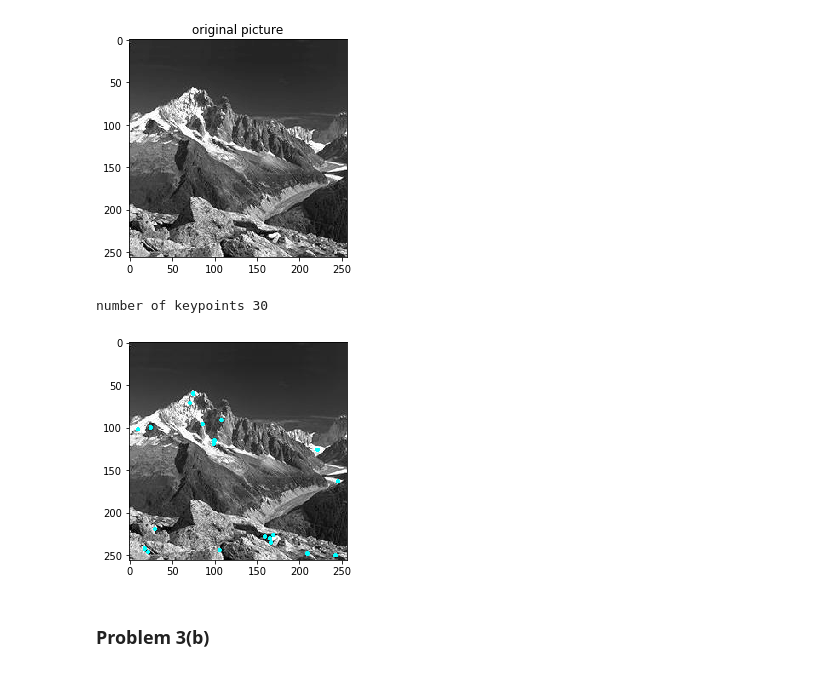
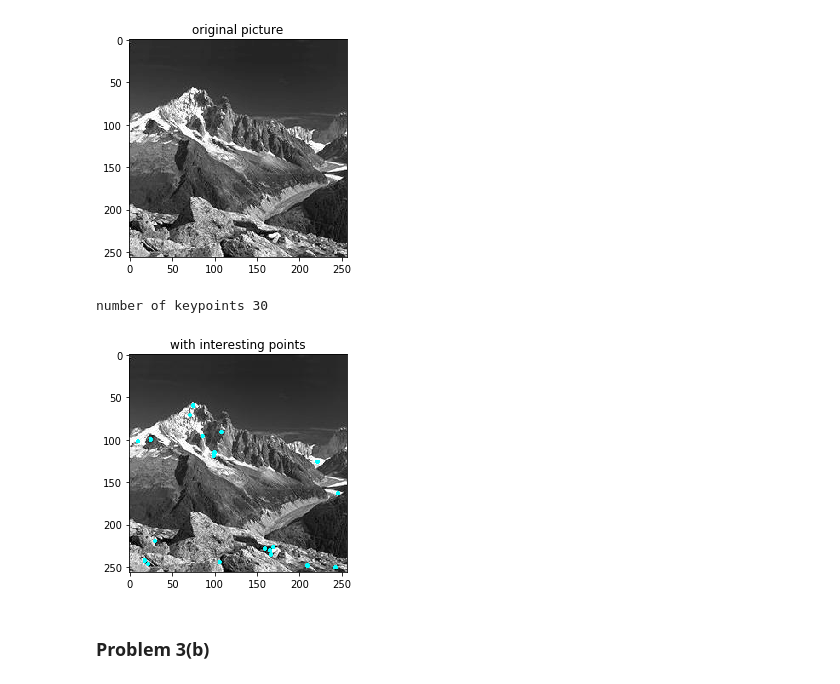
Before and after one commit to thtang/DLCV2018SPRING, a Jupyter notebook: hw2/hw2_r06946003.ipynb, the cells around one changed output. Saved outputs shown, nothing was run; the diff lists cells and outputs as text; code cells hidden in the pictures.

```diff
--- a/hw2/hw2_r06946003.ipynb
+++ b/hw2/hw2_r06946003.ipynb
@@ -187,18 +187,18 @@ plt.show()
 # %%
 sift = cv2.xfeatures2d.SIFT_create(nfeatures=30)
 
 keypoints, descriptors = sift.detectAndCompute(single_image, None)
 print("number of keypoints",len(keypoints))
 backtorgb = cv2.cvtColor(single_image,cv2.COLOR_GRAY2RGB)
 for k in keypoints:
     cv2.circle(backtorgb,(int(k.pt[0]),int(k.pt[1])),1,(0,255,255),2)
 # backtorgb = cv2.drawKeypoints(backtorgb,keypoints,None,(255,0,0),2)
-
+plt.title("with interesting points")
 plt.imshow(backtorgb)
 plt.show()
 # %% [output]
 number of keypoints 30
-[figure, old version]
+[figure, new version]
 # %% [markdown]
 ### Problem 3(b)
 # %%
```
